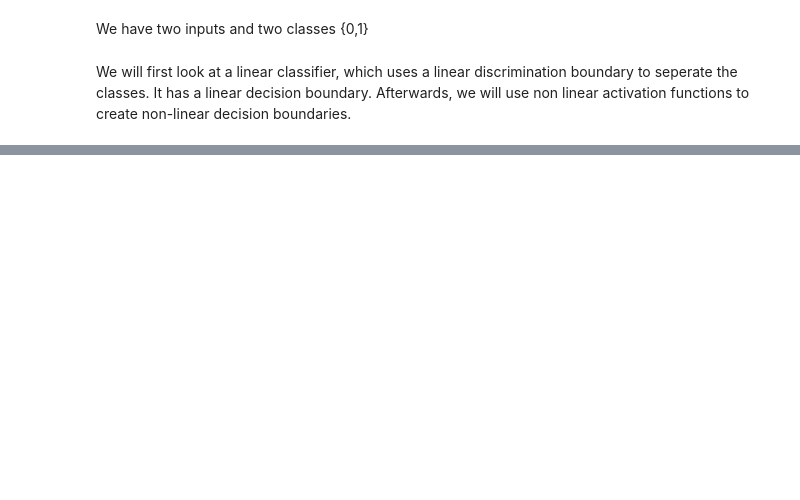
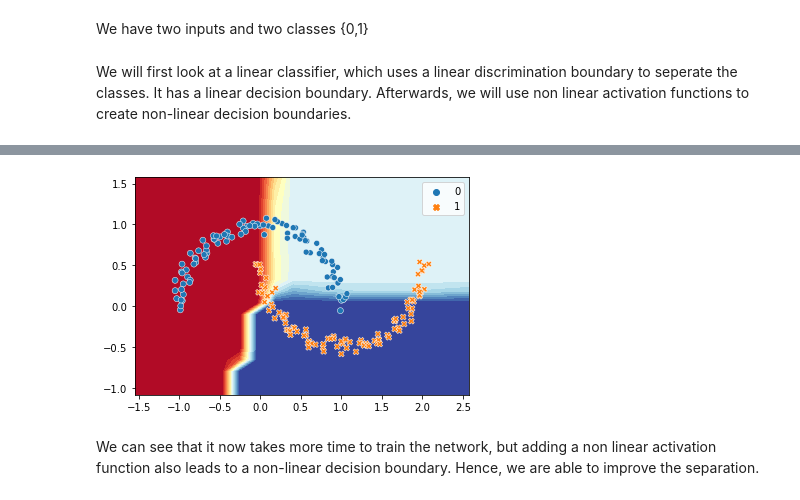
Before and after one commit to LarsG321/Book_Inside_Deep_Learning, a Jupyter notebook: Chapter 2/Reading Notes.ipynb, the cells around one changed output, grey strips where cells are left out. Drawn from its saved outputs; the diff is of its cells as text; code cells hidden in the pictures; blank space fills up the shorter version.

```diff
--- a/Chapter 2/Reading Notes.ipynb
+++ b/Chapter 2/Reading Notes.ipynb
@@ -168,0 +213,15 @@ model = nn.Linear(in_features, out_features)
+# %%
+model = nn.Sequential(
+    nn.Linear(2,30),
+    nn.Tanh(),
+    nn.Linear(30,30),
+    nn.Tanh(),
+    nn.Linear(30,2)
+)
+train_simple_network(model, loss_func, training_loader,epochs=350)
+# %%
+visualize2DSoftmax(X,y, model)
+# %% [output]
+[figure, added]
+# %% [markdown]
+We can see that it now takes more time to train the network, but adding a non linear activation function also leads to a non-linear decision boundary. Hence, we are able to improve the separation.
```
Also changed, not shown: parts of 9 cells of this notebook.
